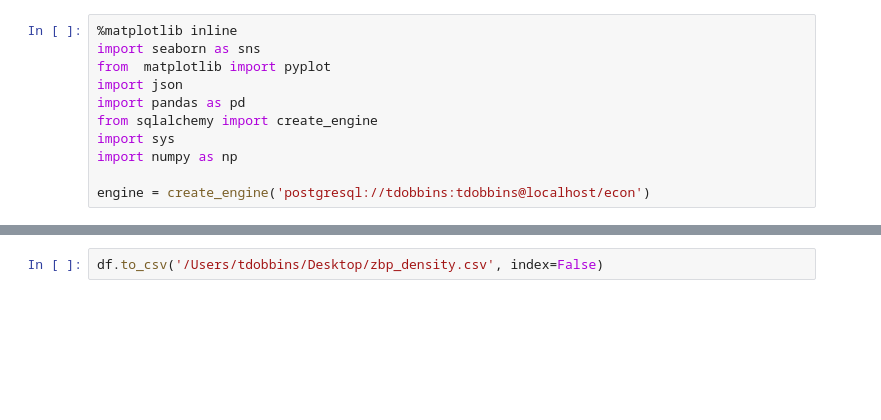
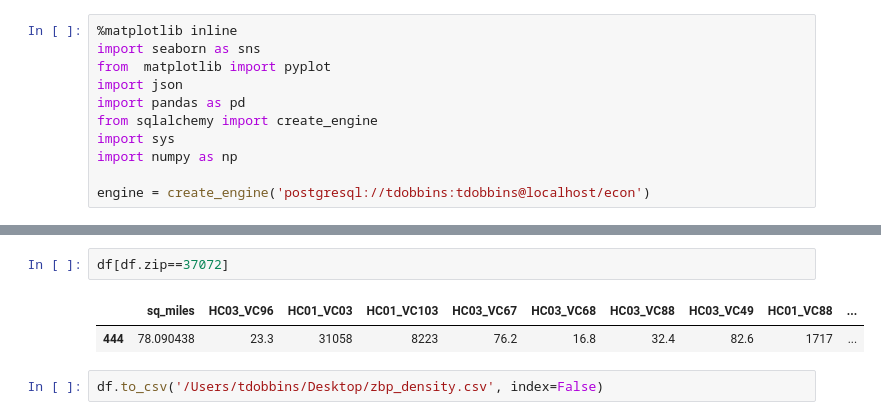
Before and after one commit to tmthyjames/general_prez, a Jupyter notebook: the_general_final.ipynb, the cells around one changed output, grey strips where cells are left out. Cells and saved outputs as stored; diff of their text form; blank space fills up the shorter version.

```diff
--- a/the_general_final.ipynb
+++ b/the_general_final.ipynb
@@ -112,3 +120,8 @@ FROM (
+# %%
+df[df.zip==37072]
+# %% [output]
+|  | sq_miles | HC03_VC96 | HC01_VC03 | HC01_VC103 | HC03_VC67 | HC03_VC68 | HC03_VC88 | HC03_VC49 | HC01_VC88 | ... |
+| 444 | 78.090438 | 23.3 | 31058 | 8223 | 76.2 | 16.8 | 32.4 | 82.6 | 1717 | ... |
 # %%
 df.to_csv('/Users/tdobbins/Desktop/zbp_density.csv', index=False)
 # %%
```
Also changed, not shown: parts of 2 cells of this notebook, 17 other files.
